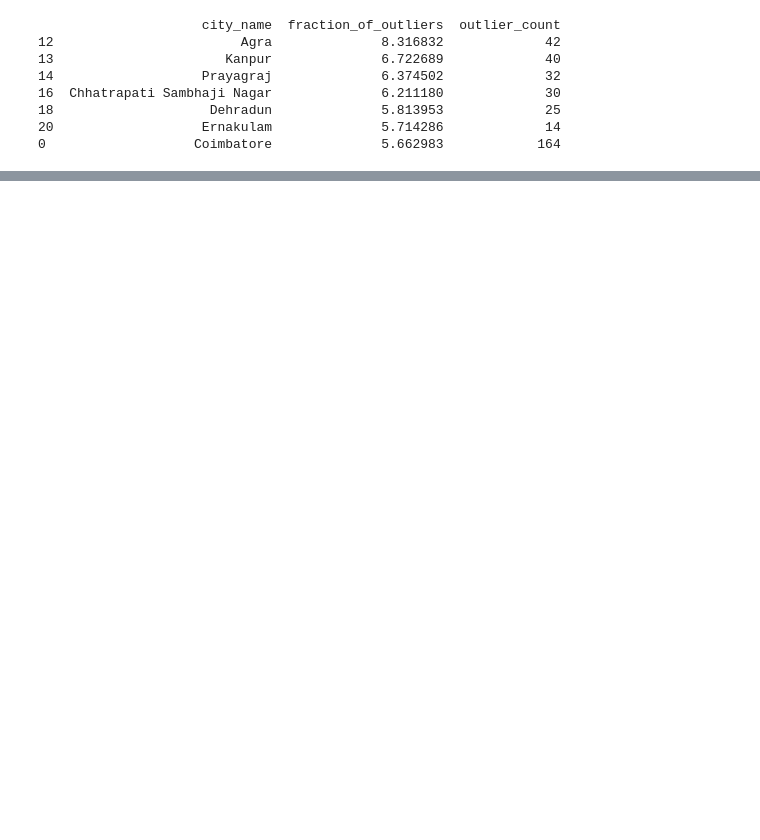
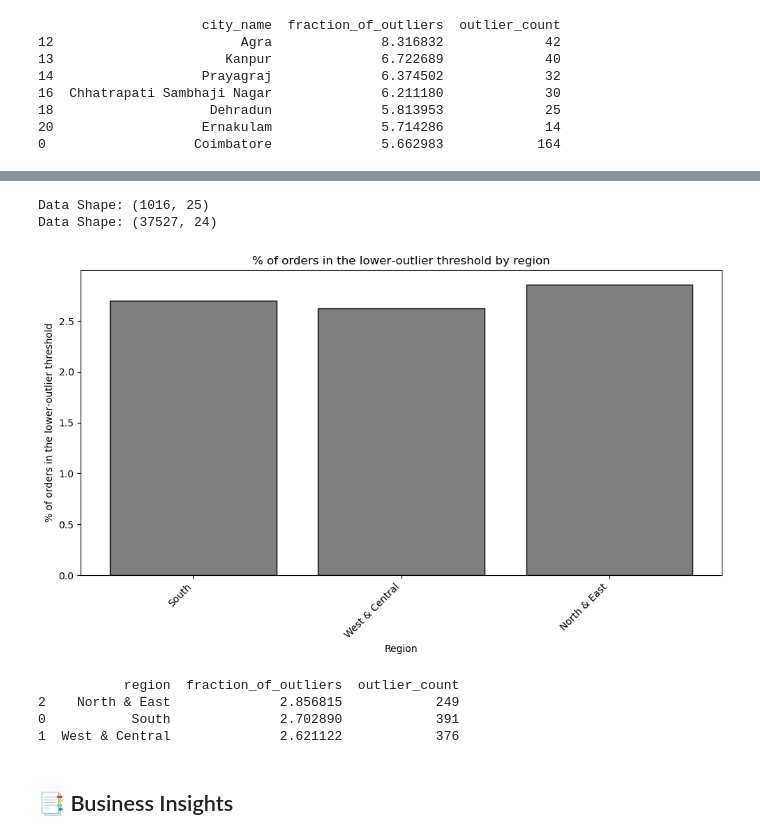
Before and after one commit to shubhx32/Network-Food-Delivery-EDA, a Jupyter notebook: notebooks/Food-Delivery-EDA.ipynb, the cells around one changed output, grey strips where cells are left out. Saved outputs shown, nothing was run; the diff lists cells and outputs as text; code cells hidden in the pictures; blank space fills up the shorter version.

```diff
--- a/notebooks/Food-Delivery-EDA.ipynb
+++ b/notebooks/Food-Delivery-EDA.ipynb
@@ -752,0 +944,66 @@ print(outlier_counts[['city_name', 'fraction_of_outliers', 'outlier_count']].hea
+# %%
+# 1) Compute Q1, Q3, IQR and lower bound for each city
+quartile_stats = (
+    df.groupby('region')['order_rating']
+       .agg(q1=lambda x: x.quantile(0.25),
+            q3=lambda x: x.quantile(0.75))
+       .assign(iqr=lambda d: d['q3'] - d['q1'],
+               lower_bound=lambda d: d['q1'] - 1.5 * d['iqr'])
+       .reset_index()
+)
+
+# 2) Join these bounds back to every row
+df_with_bounds = df.merge(
+    quartile_stats[['region', 'lower_bound']], on='region', how='left'
+)
+
+# 3) Obtain only outlier entries
+df_with_bounds = df_with_bounds[
+     df_with_bounds['order_rating']< df_with_bounds['lower_bound']
+]
+
+print(f"Data Shape: {df_with_bounds.shape}")
+print(f"Data Shape: {df.shape}")
+# %% [output]
+Data Shape: (1016, 25)
+Data Shape: (37527, 24)
+# %%
+# 2) Count outliers per city
+outlier_counts = (
+    df_with_bounds.groupby('region')
+            .size()
+            .sort_values(ascending=False)
+            .reset_index(name='outlier_count')
+)
+
+outlier_counts = outlier_counts.merge(
+    order_volume_by_region[['count_of_orders','region']],
+    on='region',
+    how="left"
+)
+
+outlier_counts['fraction_of_outliers'] = (outlier_counts['outlier_count']*100/outlier_counts['count_of_orders'])
+
+# 3) Bar plot
+plt.figure(figsize=(10, 6))
+plt.bar(outlier_counts['region'], outlier_counts['fraction_of_outliers'], color='grey', edgecolor='black')
+
+plt.ylabel('% of orders in the lower‑outlier threshold')
+plt.xlabel('Region')
+plt.title('% of orders in the lower‑outlier threshold by region')
+plt.xticks(rotation=45, ha='right')
+plt.tight_layout()
+plt.show()
+# %% [output]
+[figure, added]
+# %%
+outlier_counts = outlier_counts.sort_values('fraction_of_outliers', ascending=False)
+
+print(outlier_counts[['region', 'fraction_of_outliers', 'outlier_count']].head(7))
+# %% [output]
+           region  fraction_of_outliers  outlier_count
+2    North & East              2.856815            249
+0           South              2.702890            391
+1  West & Central              2.621122            376
+# %% [markdown]
+## 📑 Business Insights
```
Also changed, not shown: parts of 30 cells of this notebook, 19 other files.
